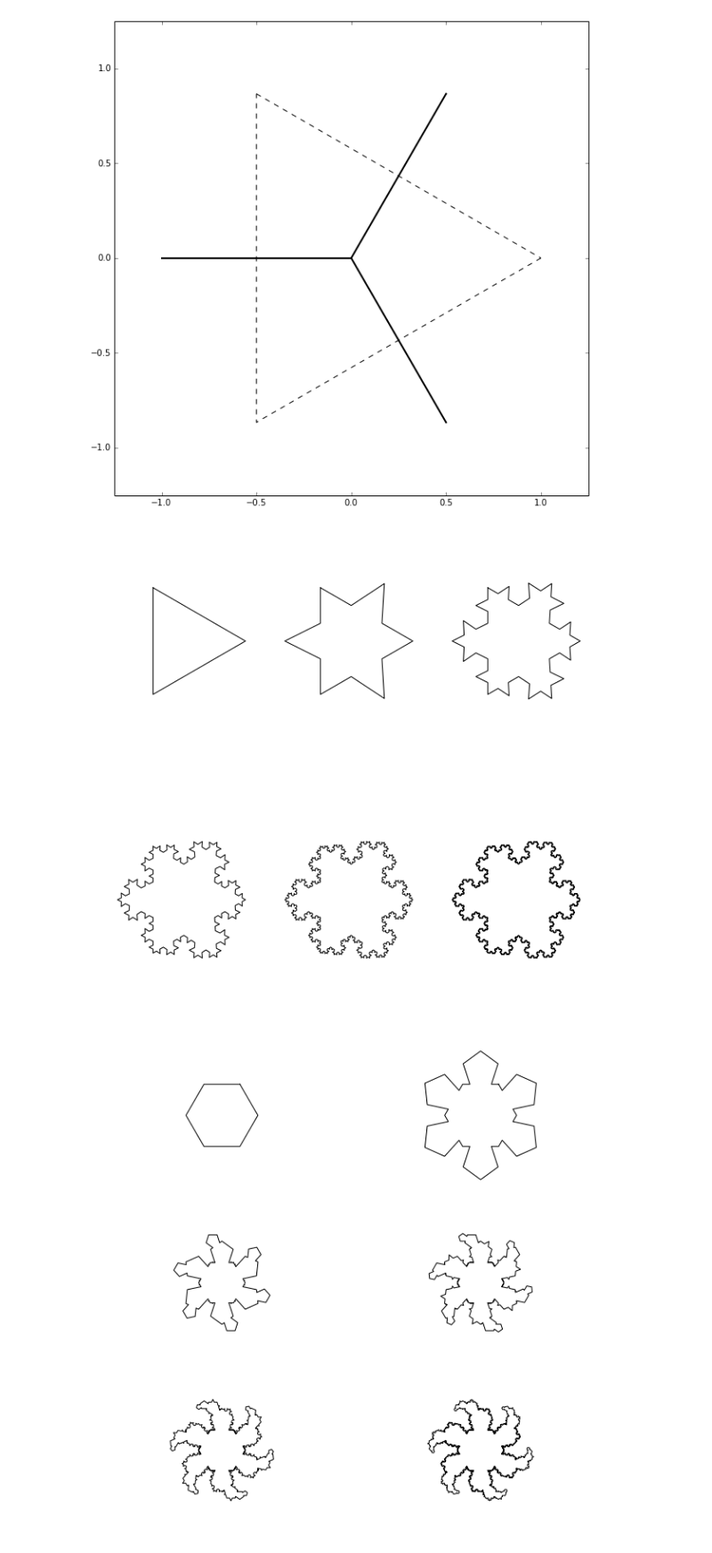
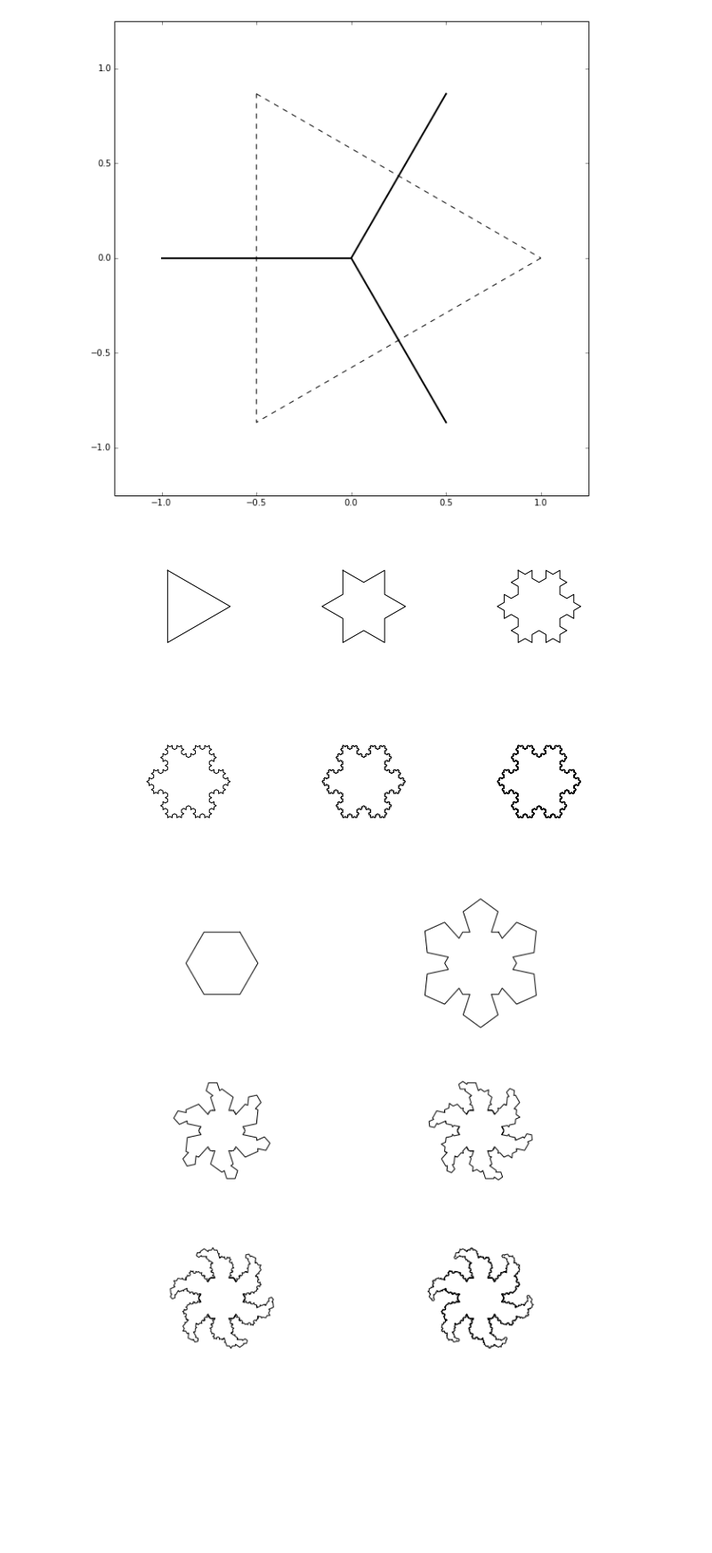
Before and after one commit to levy5674/fractals, a Jupyter notebook: spiral.ipynb, the cells around one changed output. Shown: that part at 89% size. Drawn from its saved outputs; the diff is of its cells as text; code cells hidden in the pictures; blank space fills up the shorter version.

```diff
--- a/spiral.ipynb
+++ b/spiral.ipynb
@@ -56,10 +56,11 @@ def grow_tri(x, y, nt, depth, shrink = False):
         if shrink:
             xx = linspace(x[0], x[1], 20)[[0, 8, 11, 19]]
             yy = linspace(y[0], y[1], 20)[[0, 8, 11, 19]]
-        d = norm([diff(xx[1:3]), diff(yy[1:3])])
+        # dropping the vertical on an equilateral triangle gives a 30/60/90 triangle.... want to go sin(60)
+        d = sin(pi/3) * norm([diff(xx[1:3]), diff(yy[1:3])])
         xm = mean(x) + (d * cos(nt))
         ym = mean(y) + (d * sin(nt))
-        offset = 1 # randint(1,3)
+        offset = 1 #randint(1,3)
         return chain(grow_tri(xx[:2], yy[:2], nt, depth - offset),
                      grow_tri([xx[1], xm], [yy[1], ym], nt + pi/3, depth - offset),
                      grow_tri([xm, xx[2]], [ym, yy[2]], nt - pi/3, depth - offset),
@@ -80,11 +81,11 @@ def draw_triangle_fractal(depth, plot_fn):
     axis('off')
 # %%
 for j in range(6):
-    subplot(2,3,1+j)
+    subplot(3,3,1+j)
     draw_triangle_fractal(j, plot)
     ylim(xlim([-1.75, 1.75]))
 # %% [output]
-[figure, old version]
+[figure, new version]
 # %%
 #functions = [grow_tri, grow_box, grow_pentagon, grow_hexagon]
 # shuffle(functions)
```
Also changed, not shown: parts of 1 cell of this notebook.
